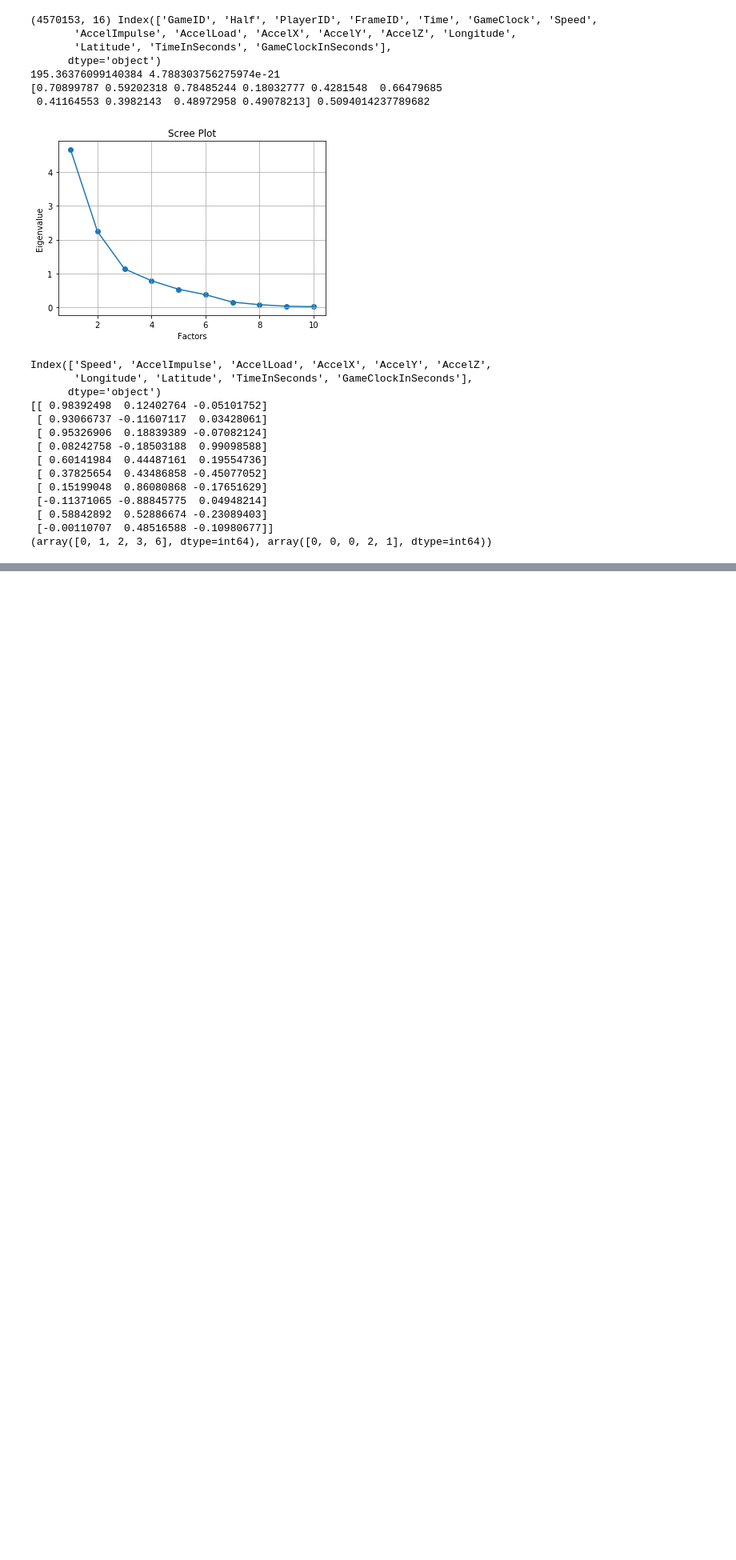
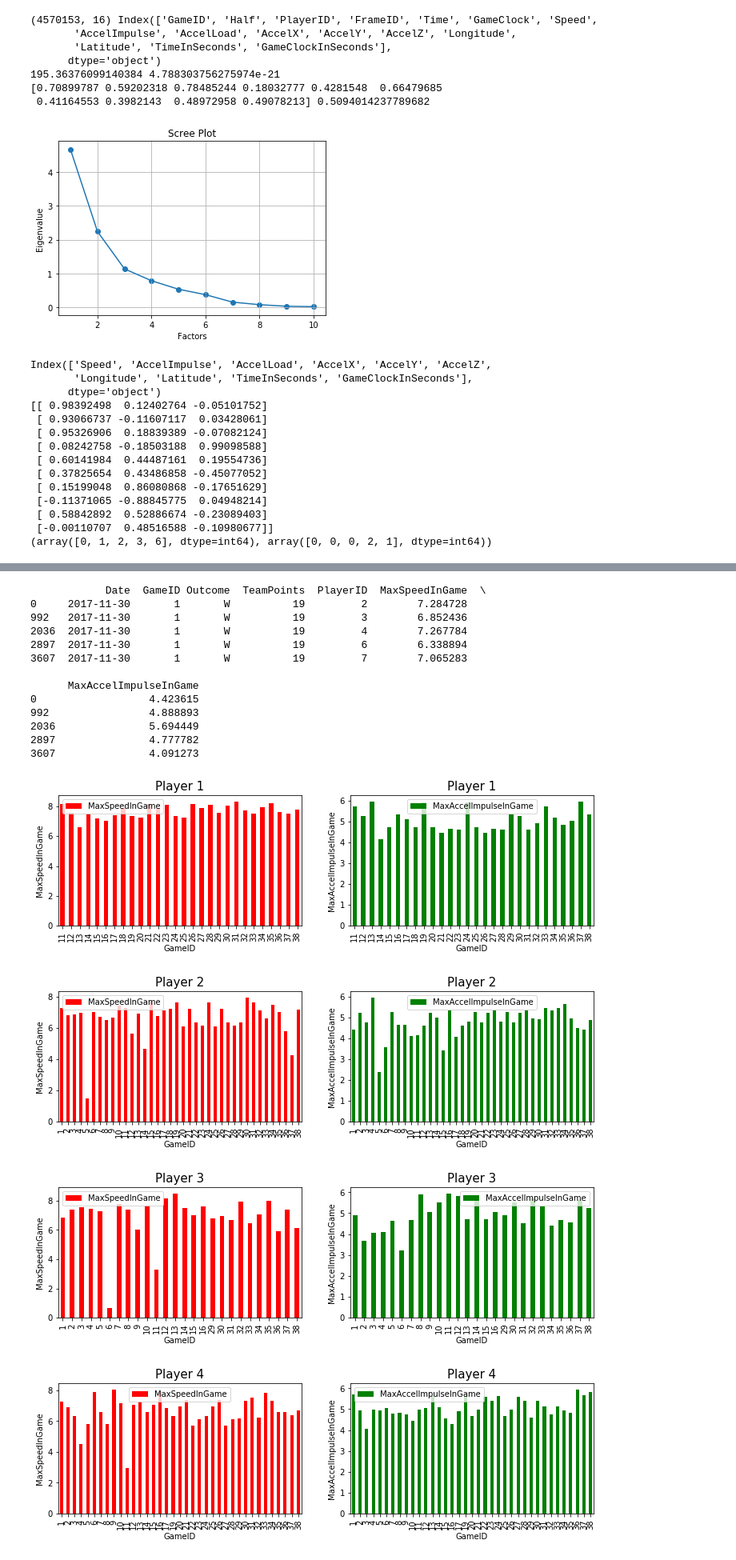
Before and after one commit to JoeRoussy/sta2453-project-1, a Jupyter notebook: gps_factor_analysis.ipynb, the cells around one changed output, grey strips where cells are left out. Shown at 80% size. Cells and saved outputs as stored; diff of their text form; code cells hidden in the pictures; blank space fills up the shorter version.

```diff
--- a/gps_factor_analysis.ipynb
+++ b/gps_factor_analysis.ipynb
@@ -143,0 +167,8 @@ print(games_df.head())
+# %%
+gps_with_date = gps_with_date[(gps_with_date['AccelX'] >= 0)]
+# accel_data = accel_data.groupby(['GameID','PlayerID','Half','GameClockInSeconds'],as_index = False
+#                            )[['AccelImpulse', 'AccelLoad', 'AccelX']].max()
+# print(accel_data.columns)
+accel_data = gps_with_date.copy()
+accel_data[['MaxAccImpulse', 'MaxAccLoad']] = gps_with_date.groupby(['GameID','PlayerID'])['AccelImpulse', 'AccelLoad'].transform('max')
+accel_data.head()
@@ -143,0 +183,7 @@ print(games_df.head())
+# %%
+second_data = gps_with_date.groupby(['Date','GameID','Outcome','TeamPoints',
+                                     'PlayerID','Half','GameClockInSeconds'],
+                                    as_index = False)[['Speed','AccelImpulse',
+                                                       'AccelLoad', 'AccelX']].mean()
+
+second_data.head()
@@ -143,0 +197,6 @@ print(games_df.head())
+# %%
+second_data['MaxSpeedInGame'] = second_data.groupby(['GameID','PlayerID'])['Speed'].transform(max)
+second_data['MaxAccelImpulseInGame'] = second_data.groupby(['GameID','PlayerID'])['AccelImpulse'].transform(max)
+second_data['MaxAccelLoadInGame'] = second_data.groupby(['GameID','PlayerID'])['AccelLoad'].transform(max)
+second_data['MaxAccelXInGame'] = second_data.groupby(['GameID','PlayerID'])['AccelX'].transform(max)
+second_data.head()
@@ -143,0 +237,39 @@ print(games_df.head())
+# %%
+speed_data = second_data[['Date','GameID','Outcome','TeamPoints','PlayerID','MaxSpeedInGame','MaxAccelImpulseInGame']].drop_duplicates()
+
+grouped = speed_data.groupby('PlayerID')
+
+for name,group in grouped:
+    fig = plt.figure(figsize=(12,3))
+    ax1 = fig.add_subplot(121)
+    group.plot.bar(ax=ax1, color='red',x="GameID",y="MaxSpeedInGame")
+    ax1.set_ylabel('MaxSpeedInGame')
+    ax1.set_title('Player ' + str(name), fontsize=15)
+
+#     plt.xticks(group["MaxSpeedInGame"], group["MaxSpeedInGame"], rotation=90)
+    ax2 = fig.add_subplot(122)
+    group.plot.bar(ax=ax2, color='green',x="GameID",y="MaxAccelImpulseInGame")
+    ax2.set_ylabel('MaxAccelImpulseInGame')
+    #ax1.set_xticks(np.arange(1, 39, 1.0))
+    ax2.set_title('Player ' + str(name), fontsize=15)
+
+plt.show()
+plt.close()
+# %% [output]
+            Date  GameID Outcome  TeamPoints  PlayerID  MaxSpeedInGame  \
+0     2017-11-30       1       W          19         2        7.284728
+992   2017-11-30       1       W          19         3        6.852436
+2036  2017-11-30       1       W          19         4        7.267784
+2897  2017-11-30       1       W          19         6        6.338894
+3607  2017-11-30       1       W          19         7        7.065283
+
+      MaxAccelImpulseInGame
+0                  4.423615
+992                4.888893
+2036               5.694449
+2897               4.777782
+3607               4.091273
+[figure, added]
+[figure, added]
+[figure, added]
+[figure, added]
```
Also changed, not shown: parts of 12 cells of this notebook, 1 other file.
